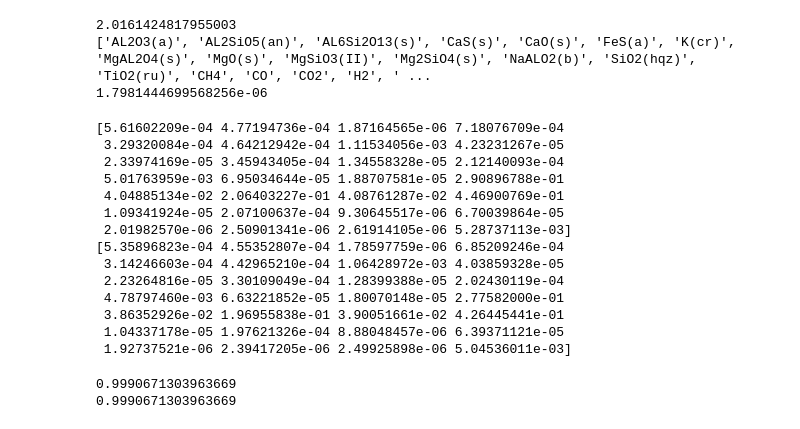
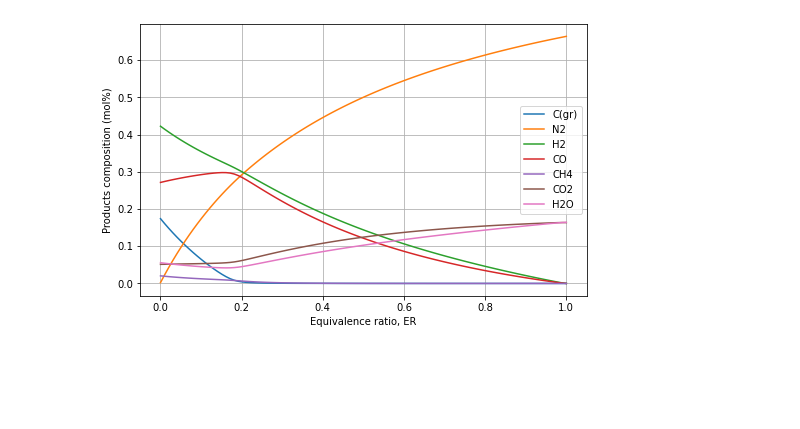
Before and after one commit to jubaldi/gasification, a Jupyter notebook: example.ipynb, the cells around one changed output. Cells and saved outputs as stored; diff of their text form; code cells hidden in the pictures; blank space fills up the shorter version.

```diff
--- a/example.ipynb
+++ b/example.ipynb
@@ -146,32 +16,39 @@ print(HC)
-# %%
-print(op.gasYield(b))
-print(op.getSpecies(b))
-print(b.species_moles[pp.i['AL6Si2O13(s)']]/sum(b.species_moles))
-# %% [output]
-2.0161424817955003
-['AL2O3(a)', 'AL2SiO5(an)', 'AL6Si2O13(s)', 'CaS(s)', 'CaO(s)', 'FeS(a)', 'K(cr)', 'MgAL2O4(s)', 'MgO(s)', 'MgSiO3(II)', 'Mg2SiO4(s)', 'NaALO2(b)', 'SiO2(hqz)', 'TiO2(ru)', 'CH4', 'CO', 'CO2', 'H2', ' ...
-1.7981444699568256e-06
-# %%
-print(op.getAmounts(b, op.getSpecies(b), norm=True, db=True))
-print(g1.get_fraction(p1, op.getSpecies(b), normalized='n', db='y'))
-# %% [output]
-[5.61602209e-04 4.77194736e-04 1.87164565e-06 7.18076709e-04
- 3.29320084e-04 4.64212942e-04 1.11534056e-03 4.23231267e-05
- 2.33974169e-05 3.45943405e-04 1.34558328e-05 2.12140093e-04
- 5.01763959e-03 6.95034644e-05 1.88707581e-05 2.90896788e-01
- 4.04885134e-02 2.06403227e-01 4.08761287e-02 4.46900769e-01
- 1.09341924e-05 2.07100637e-04 9.30645517e-06 6.70039864e-05
- 2.01982570e-06 2.50901341e-06 2.61914105e-06 5.28737113e-03]
-[5.35896823e-04 4.55352807e-04 1.78597759e-06 6.85209246e-04
- 3.14246603e-04 4.42965210e-04 1.06428972e-03 4.03859328e-05
- 2.23264816e-05 3.30109049e-04 1.28399388e-05 2.02430119e-04
- 4.78797460e-03 6.63221852e-05 1.80070148e-05 2.77582000e-01
- 3.86352926e-02 1.96955838e-01 3.90051661e-02 4.26445441e-01
- 1.04337178e-05 1.97621326e-04 8.88048457e-06 6.39371121e-05
- 1.92737521e-06 2.39417205e-06 2.49925898e-06 5.04536011e-03]
-# %%
-print(g1.carbon_conversion(p1, r1))
-print(op.carbonConv(b, a))
-# %% [output]
-0.9990671303963669
-0.9990671303963669
+# %%
+# Figure 2 - RODRIGUES (2016)
+fuel = 'Average' # Average sawdust
+T1 = 1000 # K
+T2 = 1100 # K
+moist = 0.15/(1-0.15) # kg/kg
+P = ct.one_atm # 101325 Pa
+ER = np.linspace(0.0, 1.0, 100)
+species = ['C(gr)','N2','H2','CO','CH4','CO2','H2O']
+
+fractions1 = np.zeros((len(ER), len(species)))
+fractions2 = np.zeros((len(ER), len(species)))
+
+for i, ER_i in enumerate(ER):
+    report1 = g.gasifier(fuel, mass=1.0, moist=moist, T=T1, P=P,
+                        air=ER_i, stm=0.0, airType='ER', stmType='SR', isot=True,
+                        species=species)
+    report2 = g.gasifier(fuel, mass=1.0, moist=moist, T=T2, P=P,
+                        air=ER_i, stm=0.0, airType='ER', stmType='SR', isot=True,
+                        species=species)
+    for j, species_j in enumerate(species):
+        fractions1[i, j] = report1[species_j]
+        fractions2[i, j] = report2[species_j]
+# %%
+fig1 = plt.figure(figsize=(8,5))
+plt.plot(ER, fractions1[:, 0], label='C(gr)')
+plt.plot(ER, fractions1[:, 1], label='N2')
+plt.plot(ER, fractions1[:, 2], label='H2')
+plt.plot(ER, fractions1[:, 3], label='CO')
+plt.plot(ER, fractions1[:, 4], label='CH4')
+plt.plot(ER, fractions1[:, 5], label='CO2')
+plt.plot(ER, fractions1[:, 6], label='H2O')
+plt.legend()
+plt.xlabel('Equivalence ratio, ER')
+plt.ylabel('Products composition (mol%)')
+plt.grid()
+plt.show()
+# %% [output]
+[figure, added]
```
Also changed, not shown: parts of 9 cells of this notebook, 1 other file.
